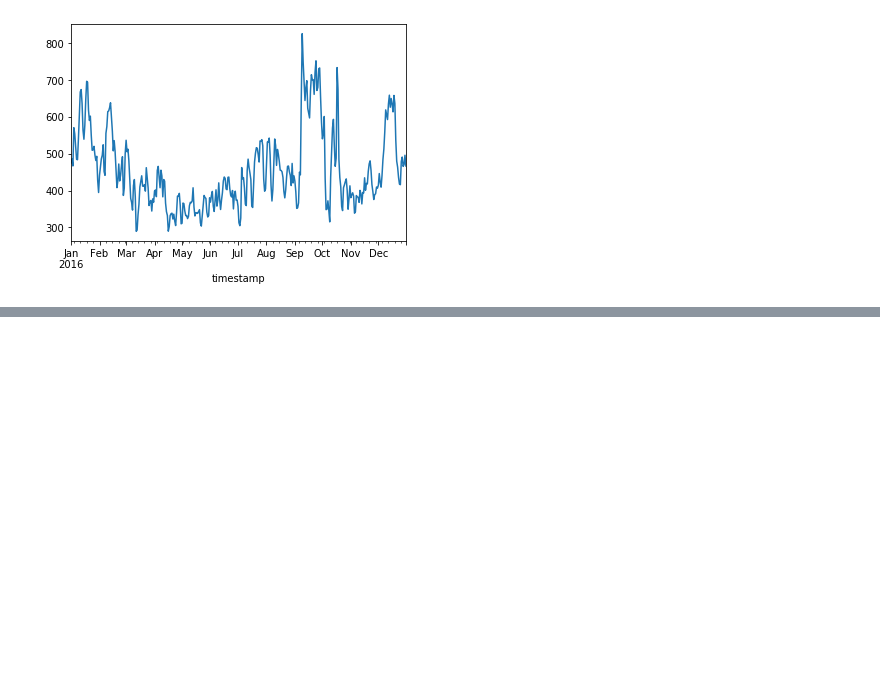
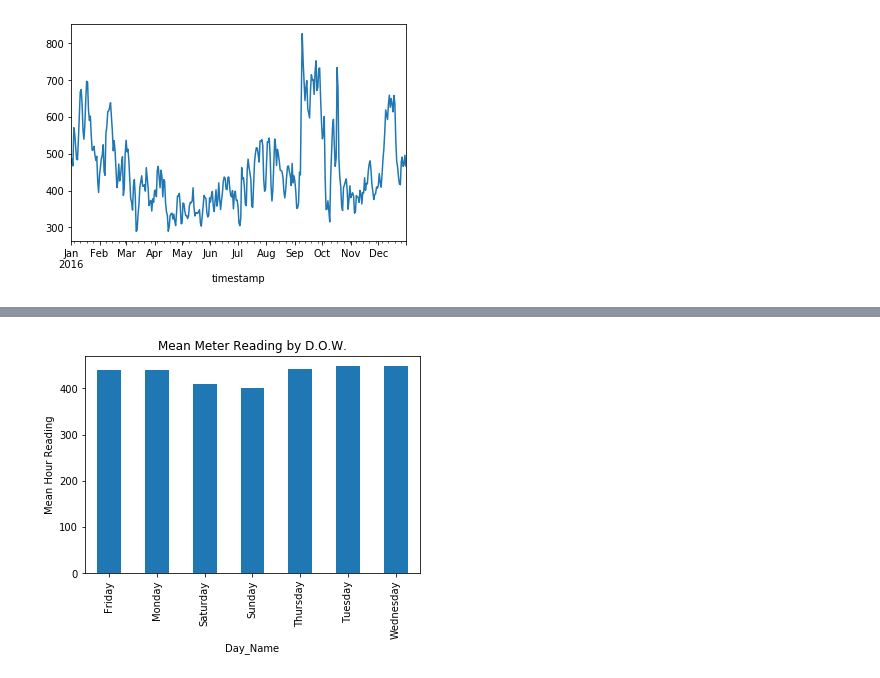
Before and after one commit to Hedrick9/ASHRAE_Energy-Predictor, a Jupyter notebook: dks_notebook.ipynb, the cells around one changed output, grey strips where cells are left out. Drawn from its saved outputs; the diff is of its cells as text; code cells hidden in the pictures; blank space fills up the shorter version.

```diff
--- a/dks_notebook.ipynb
+++ b/dks_notebook.ipynb
@@ -138,0 +130,6 @@ pd.get_dummies(train['primary_use'])
+# %%
+train.groupby('Day_Name')['meter_reading'].mean().head(20).plot(kind='bar')
+plt.ylabel('Mean Hour Reading')
+plt.title('Mean Meter Reading by D.O.W.');
+# %% [output]
+[figure, added]
```
Also changed, not shown: parts of 5 cells of this notebook.
